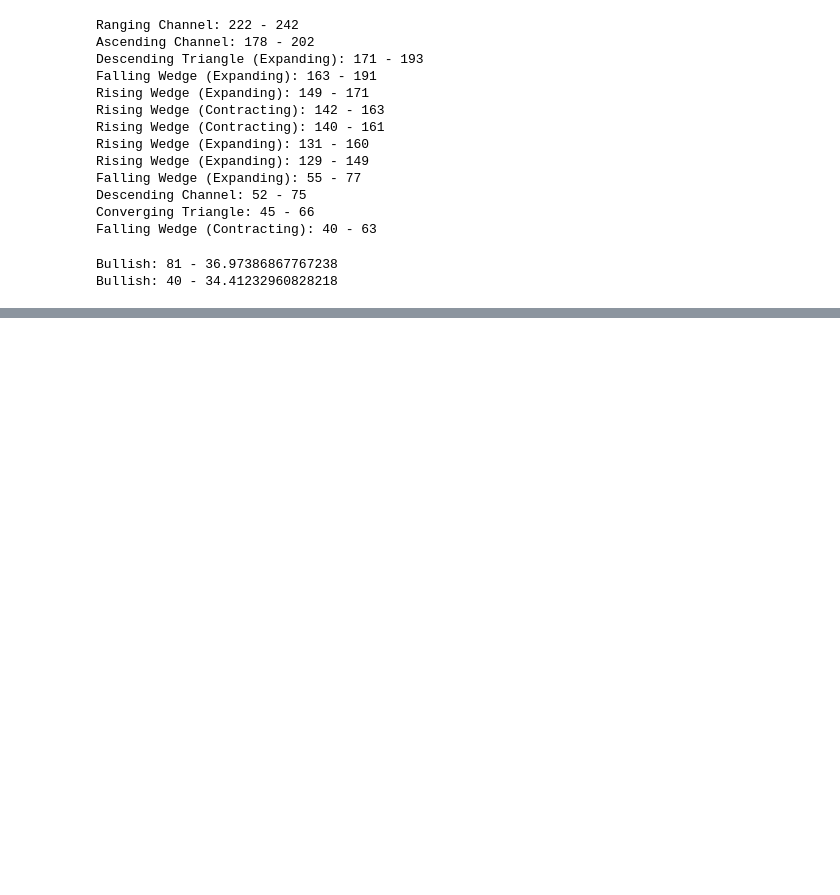
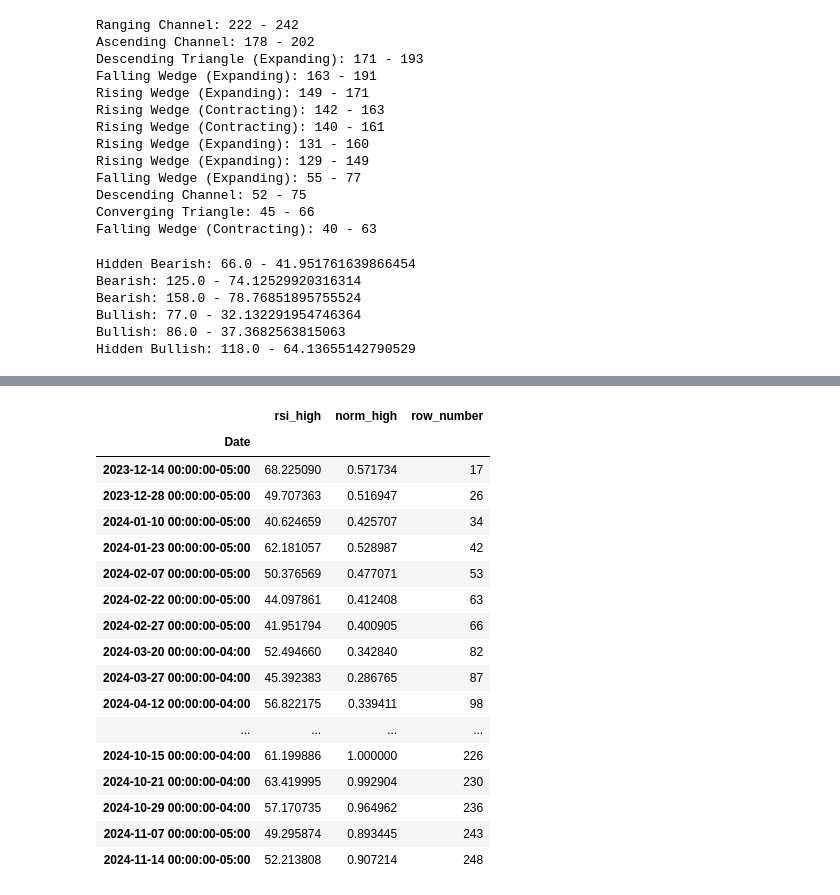
Before and after one commit to furechan/mplchart, a Jupyter notebook: misc/pattern-test.ipynb, the cells around one changed output, grey strips where cells are left out. Drawn from its saved outputs; the diff is of its cells as text; code cells hidden in the pictures; blank space fills up the shorter version.

Commit message:
Reimplemented RSI divergence calculation

```diff
--- a/misc/pattern-test.ipynb
+++ b/misc/pattern-test.ipynb
@@ -74,20 +78,21 @@ for i in range(0, len(zigzag.zigzag_pivots)):
 for pattern in patterns:
     print(f"{pattern.pattern_name}: {pattern.pivots[0].point.index} - {pattern.pivots[-1].point.index}")
 # %%
-from mplchart.rsi_div_patterns import RsiDivergenceProperties, calc_rsi, find_rsi_divergences
-
-rsi = calc_rsi(prices)
+from mplchart.rsi_div_patterns import RsiDivergenceProperties, find_rsi_divergences
 
 patterns = []
 scan_props = RsiDivergenceProperties(min_periods_lapsed=5, flat_ratio=0.01)
-for i in range(0, len(zigzag.zigzag_pivots)):
-    find_rsi_divergences(zigzag, i, scan_props, patterns, rsi)
+find_rsi_divergences(2, 2, scan_props, patterns, prices)
 
 for pattern in patterns:
     print(f"{pattern.pattern_name}: {pattern.divergence_line.p1.index} - {pattern.divergence_line.p1.price}")
 # %% [output]
-Bullish: 81 - 36.97386867767238
-Bullish: 40 - 34.41232960828218
+Hidden Bearish: 66.0 - 41.951761639866454
+Bearish: 125.0 - 74.12529920316314
+Bearish: 158.0 - 78.76851895755524
+Bullish: 77.0 - 32.132291954746364
+Bullish: 86.0 - 37.3682563815063
+Hidden Bullish: 118.0 - 64.13655142790529
 # %%
 from mplchart.rsi_div_patterns import calc_rsi
 from mplchart.zigzag import normalize_price, window_peaks
@@ -102,7 +107,7 @@ rsi_low_pivots = rsi.where(rsi == rsi_lows)
 import pandas as pd
 # Create DataFrame with row numbers
 prices_with_row = prices.copy()
-prices_with_row['row_number'] = range(len(prices))
+prices_with_row['row_number'] = pd.RangeIndex(len(prices))
 
 # Merge for highs - including RSI values
 rsi_pivots= pd.merge(
@@ -110,8 +115,8 @@ rsi_pivots= pd.merge(
     prices_with_row[['row_number', 'norm_high', 'norm_low']],
     left_index=True,
     right_index=True,
-    how='inner'
+    how='left'
 )
 # %%
-print(rsi_pivots[['rsi_high', 'norm_high','row_number']].dropna())
+rsi_pivots[['rsi_high', 'norm_high','row_number']].dropna()
 # %% [output]
@@ -134,0 +123,18 @@ Date
+|  | rsi_high | norm_high | row_number |
+| Date |  |  |  |
+| 2023-12-14 00:00:00-05:00 | 68.225090 | 0.571734 | 17 |
+| 2023-12-28 00:00:00-05:00 | 49.707363 | 0.516947 | 26 |
+| 2024-01-10 00:00:00-05:00 | 40.624659 | 0.425707 | 34 |
+| 2024-01-23 00:00:00-05:00 | 62.181057 | 0.528987 | 42 |
+| 2024-02-07 00:00:00-05:00 | 50.376569 | 0.477071 | 53 |
+| 2024-02-22 00:00:00-05:00 | 44.097861 | 0.412408 | 63 |
+| 2024-02-27 00:00:00-05:00 | 41.951794 | 0.400905 | 66 |
+| 2024-03-20 00:00:00-04:00 | 52.494660 | 0.342840 | 82 |
+| 2024-03-27 00:00:00-04:00 | 45.392383 | 0.286765 | 87 |
+| 2024-04-12 00:00:00-04:00 | 56.822175 | 0.339411 | 98 |
+| ... | ... | ... | ... |
+| 2024-10-15 00:00:00-04:00 | 61.199886 | 1.000000 | 226 |
+| 2024-10-21 00:00:00-04:00 | 63.419995 | 0.992904 | 230 |
+| 2024-10-29 00:00:00-04:00 | 57.170735 | 0.964962 | 236 |
+| 2024-11-07 00:00:00-05:00 | 49.295874 | 0.893445 | 243 |
+| 2024-11-14 00:00:00-05:00 | 52.213808 | 0.907214 | 248 |
```
Also changed, not shown: parts of 2 cells of this notebook, 4 other files.
